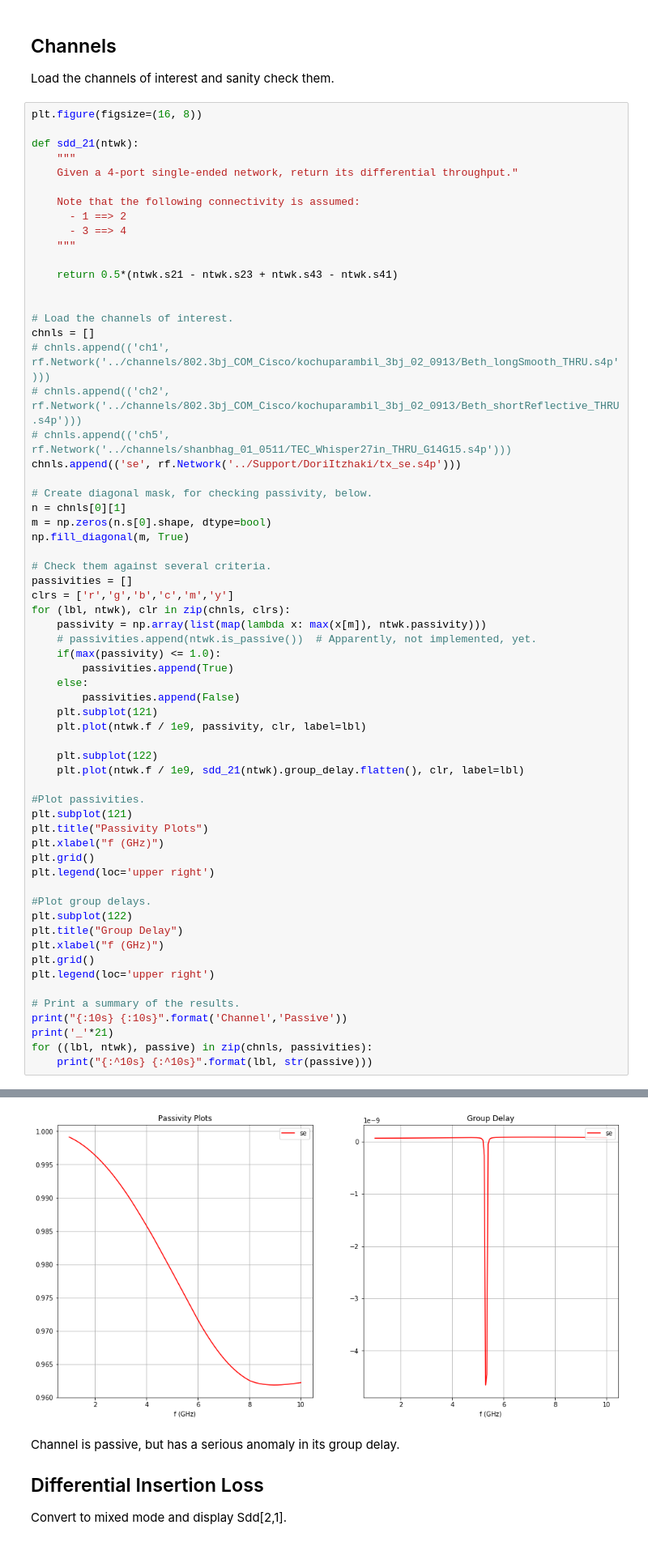
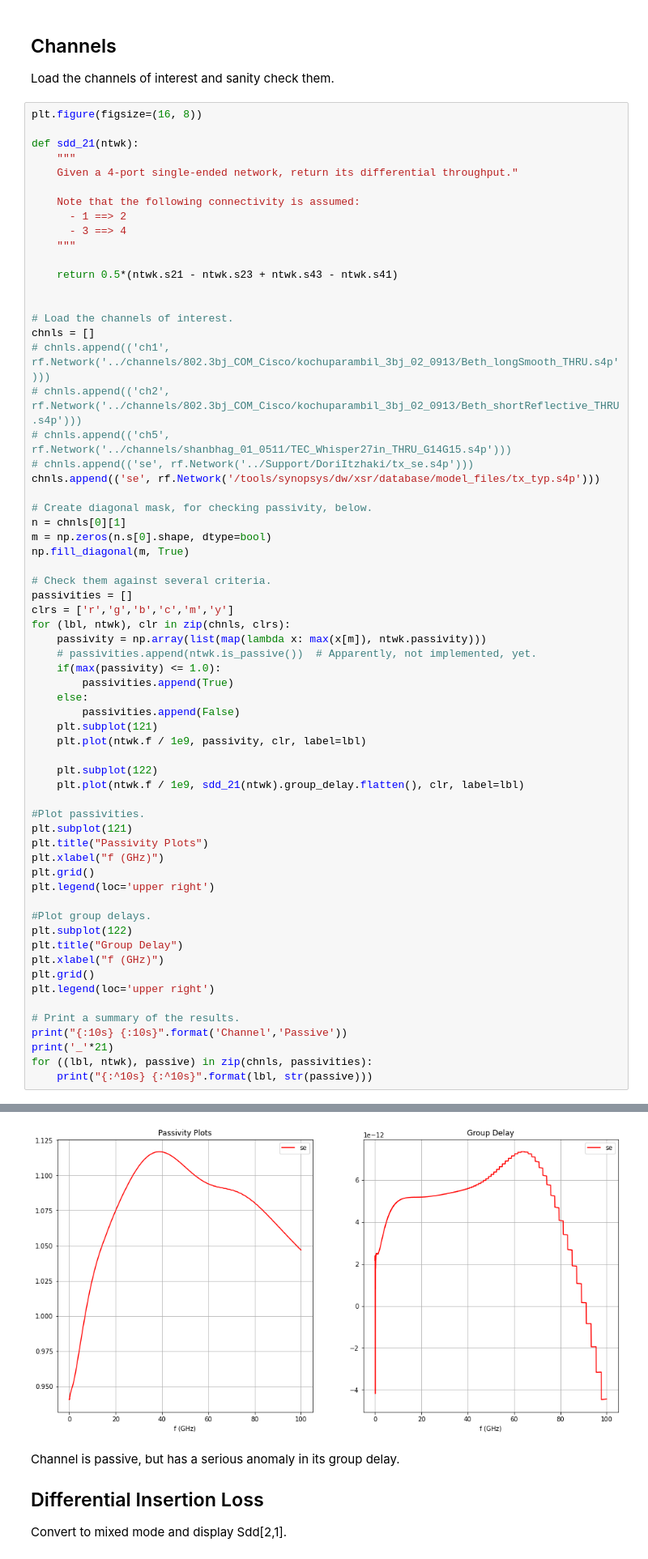
Before and after one commit to capn-freako/PyBERT, a Jupyter notebook: misc/scikit-rf/S-param Check.ipynb, the cells around one changed output, grey strips where cells are left out. Shown at 81% size. Saved outputs shown, nothing was run; the diff lists cells and outputs as text.

Commit message:
Updated to support on-die S-parameters.

```diff
--- a/misc/scikit-rf/S-param Check.ipynb
+++ b/misc/scikit-rf/S-param Check.ipynb
@@ -41,7 +41,8 @@ chnls = []
 # chnls.append(('ch1', rf.Network('../channels/802.3bj_COM_Cisco/kochuparambil_3bj_02_0913/Beth_longSmooth_THRU.s4p')))
 # chnls.append(('ch2', rf.Network('../channels/802.3bj_COM_Cisco/kochuparambil_3bj_02_0913/Beth_shortReflective_THRU.s4p')))
 # chnls.append(('ch5', rf.Network('../channels/shanbhag_01_0511/TEC_Whisper27in_THRU_G14G15.s4p')))
-chnls.append(('se', rf.Network('../Support/DoriItzhaki/tx_se.s4p')))
+# chnls.append(('se', rf.Network('../Support/DoriItzhaki/tx_se.s4p')))
+chnls.append(('se', rf.Network('/tools/synopsys/dw/xsr/database/model_files/tx_typ.s4p')))
 
 # Create diagonal mask, for checking passivity, below.
 n = chnls[0][1]
@@ -90,4 +91,4 @@ _____________________
-[figure, old version]
+[figure, new version]
 # %% [markdown]
 Channel is passive, but has a serious anomaly in its group delay.
 
```
Also changed, not shown: parts of 5 cells of this notebook, 7 other files.
